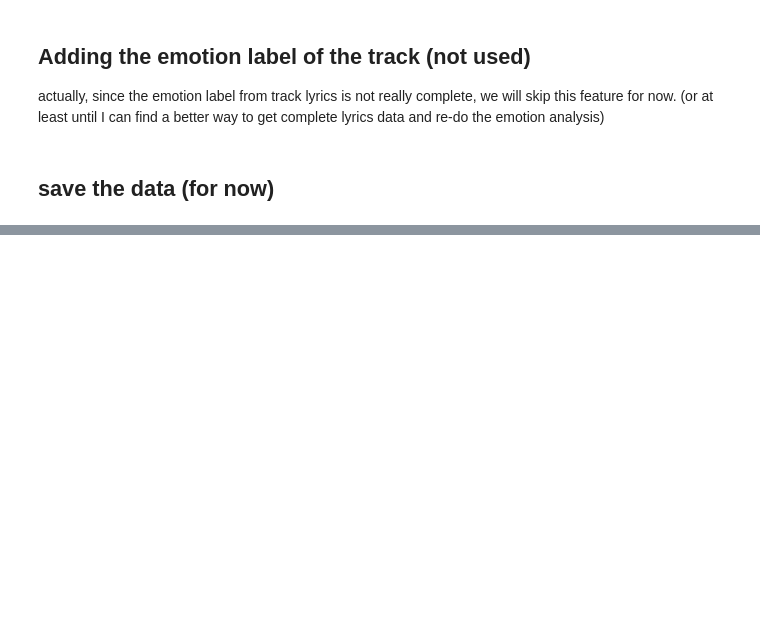
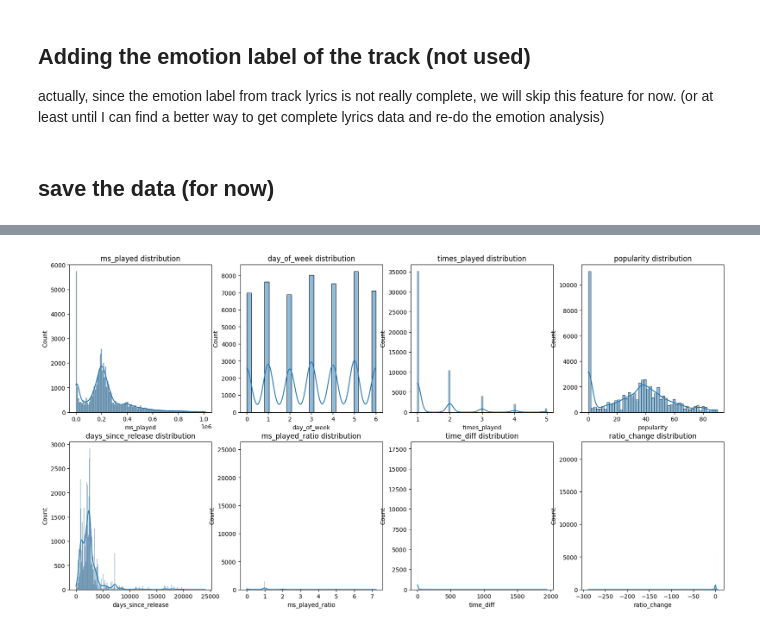
Before and after one commit to nazhifkojaz/Spotify-Analysis-Data-Collection-, a Jupyter notebook: churn_analysis.ipynb, the cells around one changed output, grey strips where cells are left out. Saved outputs shown, nothing was run; the diff lists cells and outputs as text; code cells hidden in the pictures; blank space fills up the shorter version.

```diff
--- a/churn_analysis.ipynb
+++ b/churn_analysis.ipynb
@@ -615,0 +737,10 @@ merged_df.to_csv('datasets/aggregated_data_for_churn_analysis.csv', index=False)
+# %%
+# display the distribution for each features
+plt.figure(figsize=(20, 10))
+
+for i, col in enumerate(['ms_played', 'day_of_week', 'times_played', 'popularity', 'days_since_release', 'ms_played_ratio', 'time_diff', 'ratio_change']):
+    plt.subplot(2, 4, i+1)
+    sns.histplot(merged_df[(merged_df['ms_played'] < ms_played_threshold) & (merged_df['times_played'] < times_played_threshold)][col], kde=True)
+    plt.title(f'{col} distribution')
+# %% [output]
+[figure, added]
```
Also changed, not shown: parts of 28 cells of this notebook, 2 other files.
